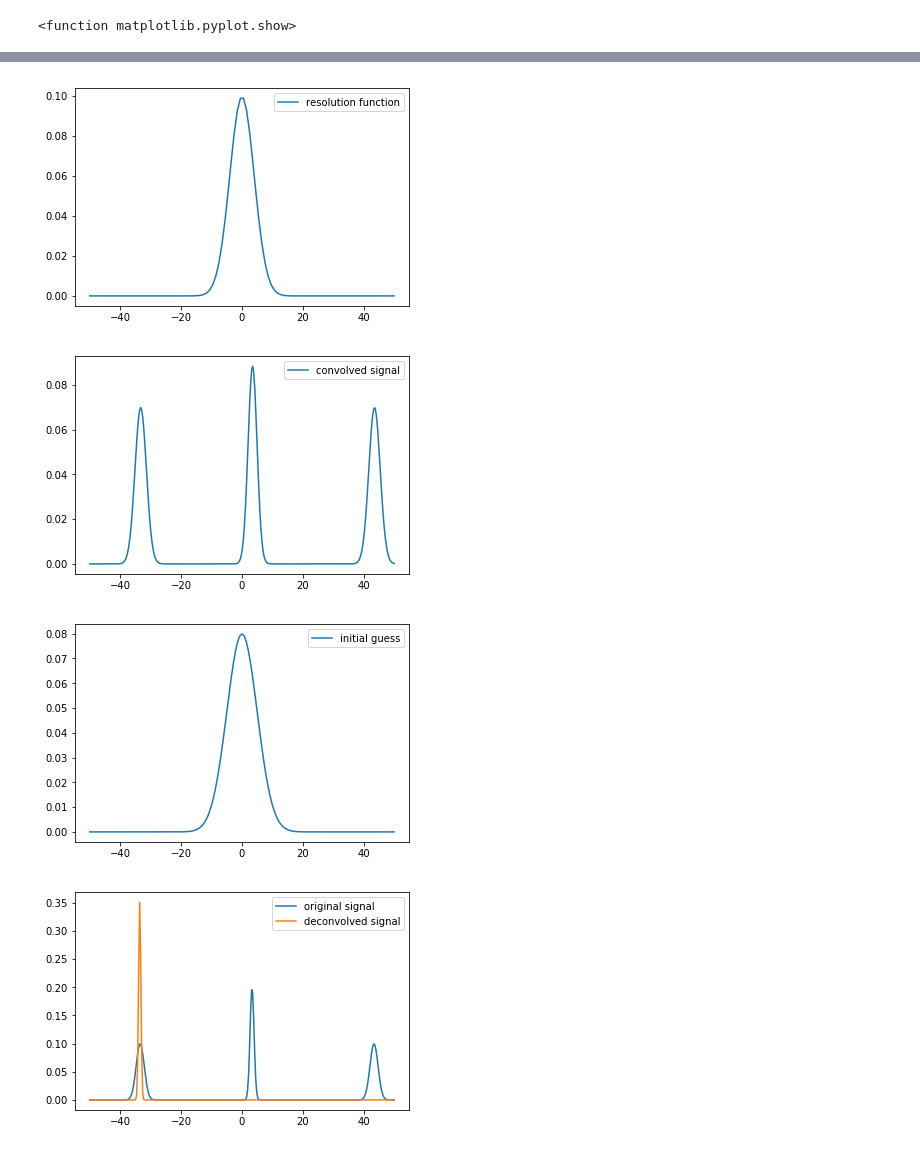
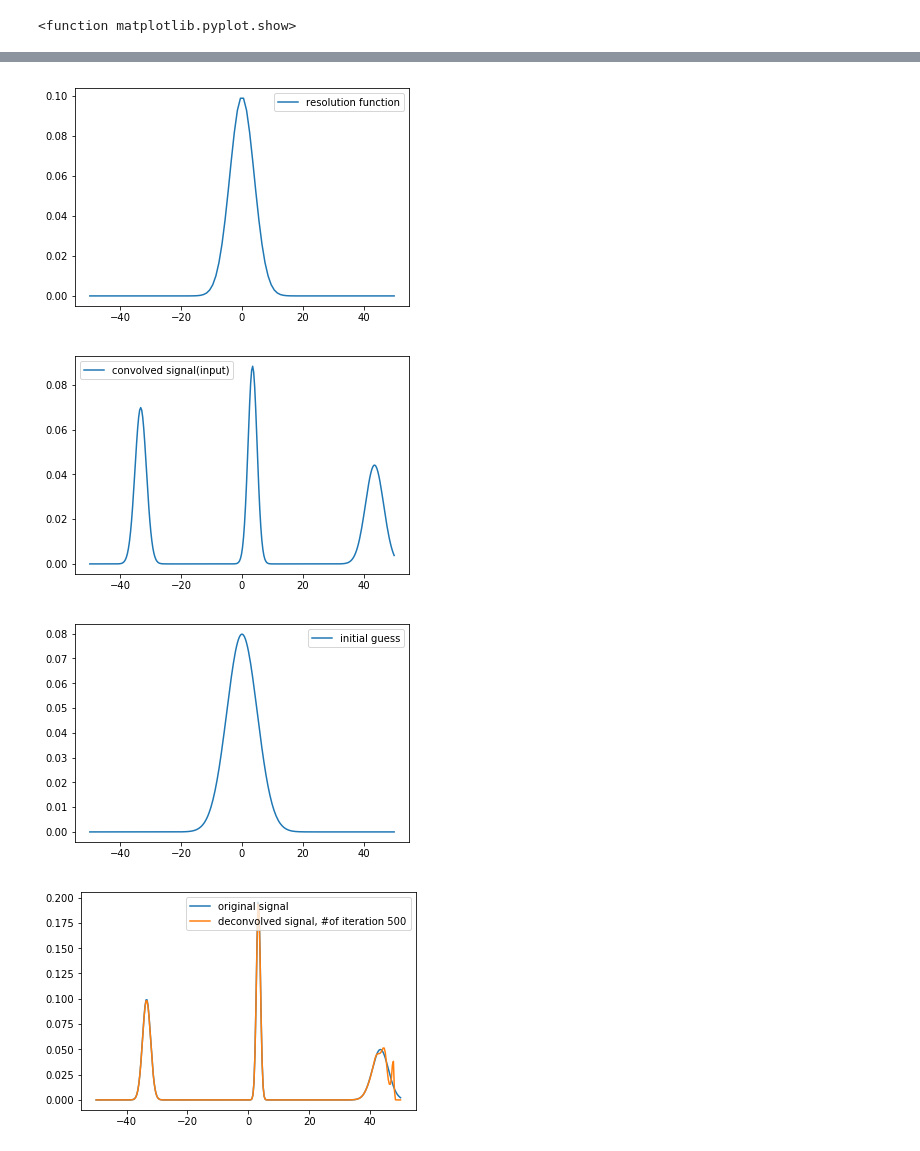
Before and after one commit to Fahima-Islam/sandbox, a Jupyter notebook: Deconvolution Example_multiple peaks.ipynb, the cells around one changed output, grey strips where cells are left out. Drawn from its saved outputs; the diff is of its cells as text; code cells hidden in the pictures.

```diff
--- a/Deconvolution Example_multiple peaks.ipynb
+++ b/Deconvolution Example_multiple peaks.ipynb
@@ -14,7 +14,7 @@ xs=np.linspace(-50, 50, 300)
 
 sig1= norm.pdf(x,0,4) #original signal1
 sig2=norm.pdf(x,10,2) #original signal 2
-sig3=norm.pdf(x,30,4) #original signal 3
+sig3=norm.pdf(x,30,8) #original signal 3
 
 sig=np.hstack((sig1,sig2,sig3)) #original total signal
 #print(sig.size)
@@ -37,7 +37,7 @@ plt.show
 S=F.convolve(sig,RF,'same') #convolved signal
 
 plt.figure() #plot the colvolved signal
-plt.plot(xs,S,label='convolved signal')
+plt.plot(xs,S,label='convolved signal(input)')
 plt.legend()
 plt.show
 
@@ -47,13 +47,14 @@ plt.legend()
 plt.show
 
 g='same'
-I=F.deconvolve(sig,RF,ini,g,'iteration',100)  #deconvolved signal
+no_iteration=500
+I=F.deconvolve(S,RF,ini,g,'iteration',no_iteration)  #deconvolved signal
 
 plt.figure() #plot the deconvolved signal with original signal
 plt.plot(xs,sig, label='original signal')
 plt.legend()
 plt.show
-plt.plot(xs,I,label='deconvolved signal')
+plt.plot(xs,I,label='deconvolved signal, #of iteration {}'.format(no_iteration))
 plt.legend()
 plt.show
 # %% [output]
@@ -62,4 +63,4 @@ plt.show
 [figure]
-[figure, old version]
+[figure, new version]
 [figure]
-[figure, old version]
+[figure, new version]
```
Also changed, not shown: parts of 1 cell of this notebook.
